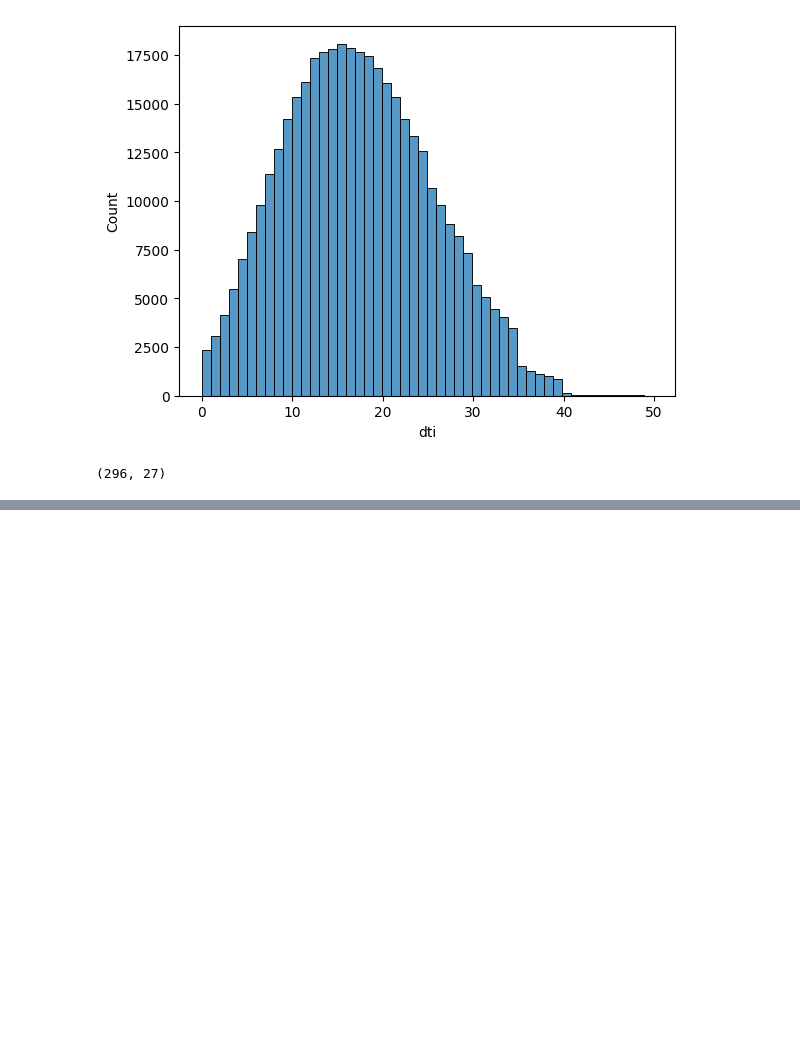
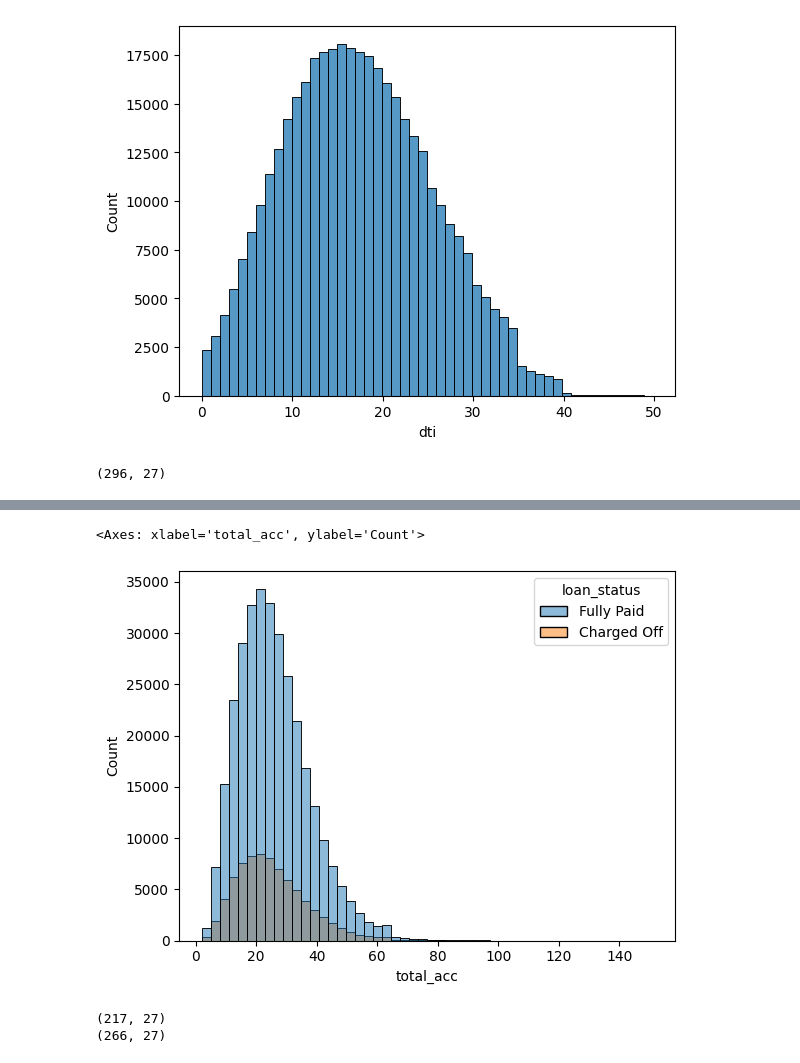
Before and after one commit to Debasishsaha123/Loan-default-prediction-ML-Projects, a Jupyter notebook: data_understanding.ipynb, the cells around one changed output, grey strips where cells are left out. Saved outputs shown, nothing was run; the diff lists cells and outputs as text; code cells hidden in the pictures; blank space fills up the shorter version.

```diff
--- a/data_understanding.ipynb
+++ b/data_understanding.ipynb
@@ -324,0 +332,13 @@ print(df[df['dti']>=40].shape)
+# %%
+sns.histplot(
+    x='total_acc', hue='loan_status',data=df, bins=50
+)
+# %% [output]
+<Axes: xlabel='total_acc', ylabel='Count'>
+[figure, added]
+# %%
+print(df[df.open_acc > 40].shape)
+print(df[df.total_acc > 80].shape)
+# %% [output]
+(217, 27)
+(266, 27)
```
Also changed, not shown: parts of 9 cells of this notebook.
